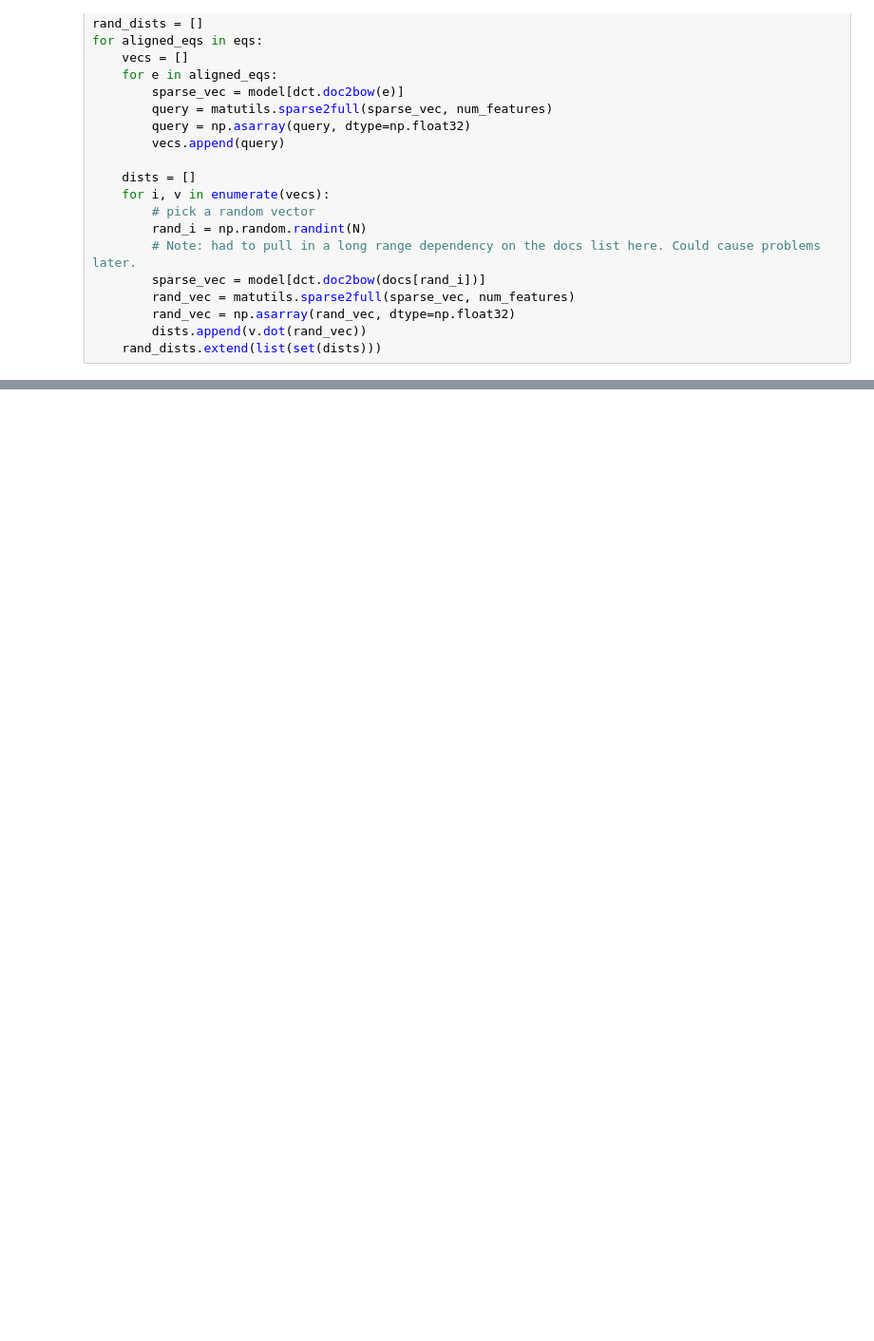
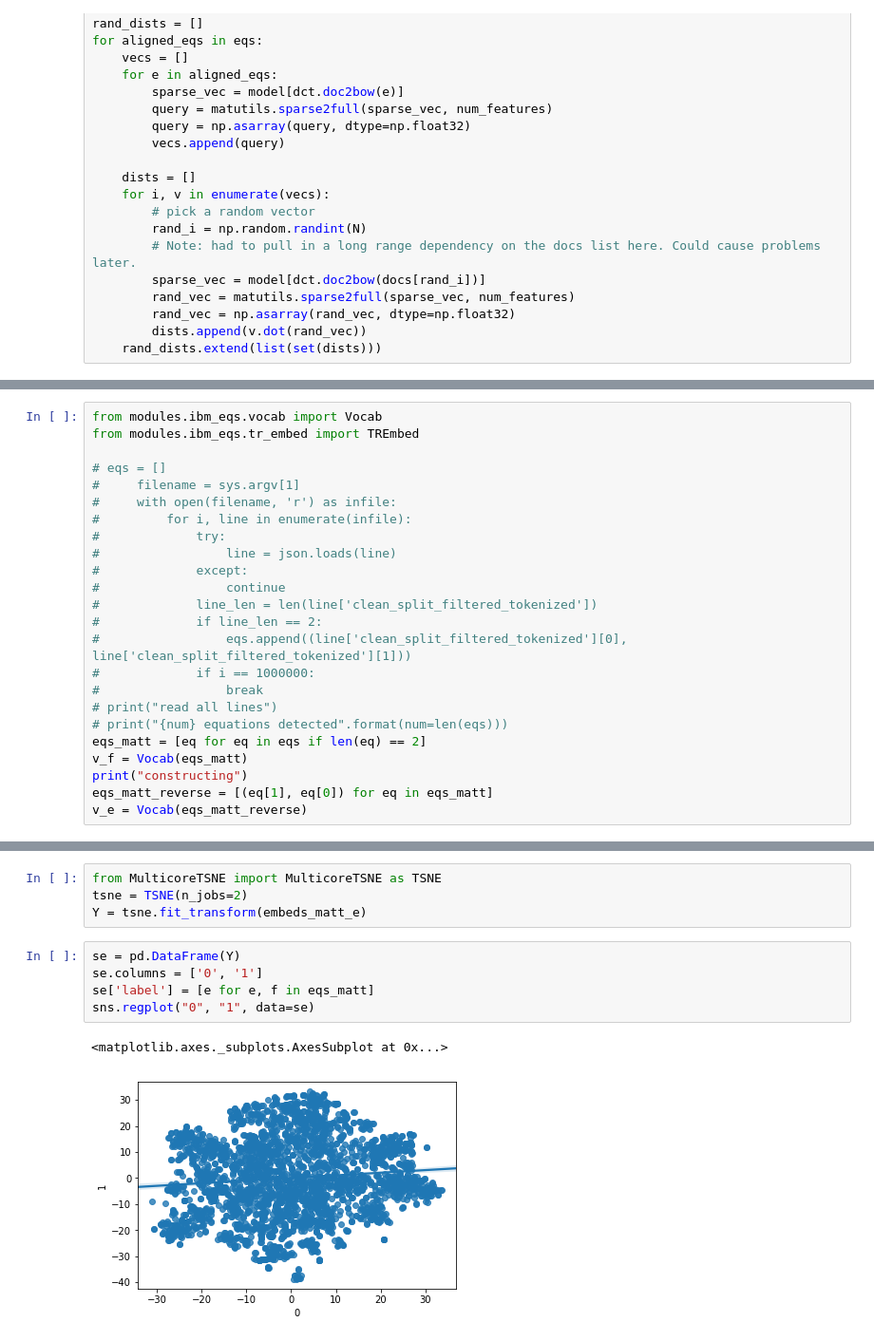
Before and after one commit to samghelms/similar_eqs_senior_proj, a Jupyter notebook: tf-idf benchmark.ipynb, the cells around one changed output, grey strips where cells are left out. Shown at 95% size. Cells and saved outputs as stored; diff of their text form; blank space fills up the shorter version.

```diff
--- a/tf-idf benchmark.ipynb
+++ b/tf-idf benchmark.ipynb
@@ -99,0 +114,24 @@ ImportError: No module named matplotlib.pyplot
+# %%
+from modules.ibm_eqs.vocab import Vocab
+from modules.ibm_eqs.tr_embed import TREmbed
+
+# eqs = []
+#     filename = sys.argv[1]
+#     with open(filename, 'r') as infile:
+#         for i, line in enumerate(infile):
+#             try:
+#                 line = json.loads(line)
+#             except:
+#                 continue
+#             line_len = len(line['clean_split_filtered_tokenized'])
+#             if line_len == 2:
+#                 eqs.append((line['clean_split_filtered_tokenized'][0], line['clean_split_filtered_tokenized'][1]))
+#             if i == 1000000:
+#                 break
+# print("read all lines")
+# print("{num} equations detected".format(num=len(eqs)))
+eqs_matt = [eq for eq in eqs if len(eq) == 2]
+v_f = Vocab(eqs_matt)
+print("constructing")
+eqs_matt_reverse = [(eq[1], eq[0]) for eq in eqs_matt]
+v_e = Vocab(eqs_matt_reverse)
@@ -99,0 +190,12 @@ ImportError: No module named matplotlib.pyplot
+# %%
+from MulticoreTSNE import MulticoreTSNE as TSNE
+tsne = TSNE(n_jobs=2)
+Y = tsne.fit_transform(embeds_matt_e)
+# %%
+se = pd.DataFrame(Y)
+se.columns = ['0', '1']
+se['label'] = [e for e, f in eqs_matt]
+sns.regplot("0", "1", data=se)
+# %% [output]
+<matplotlib.axes._subplots.AxesSubplot at 0x...>
+[figure, added]
```
Also changed, not shown: parts of 16 cells of this notebook, 59 other files.
